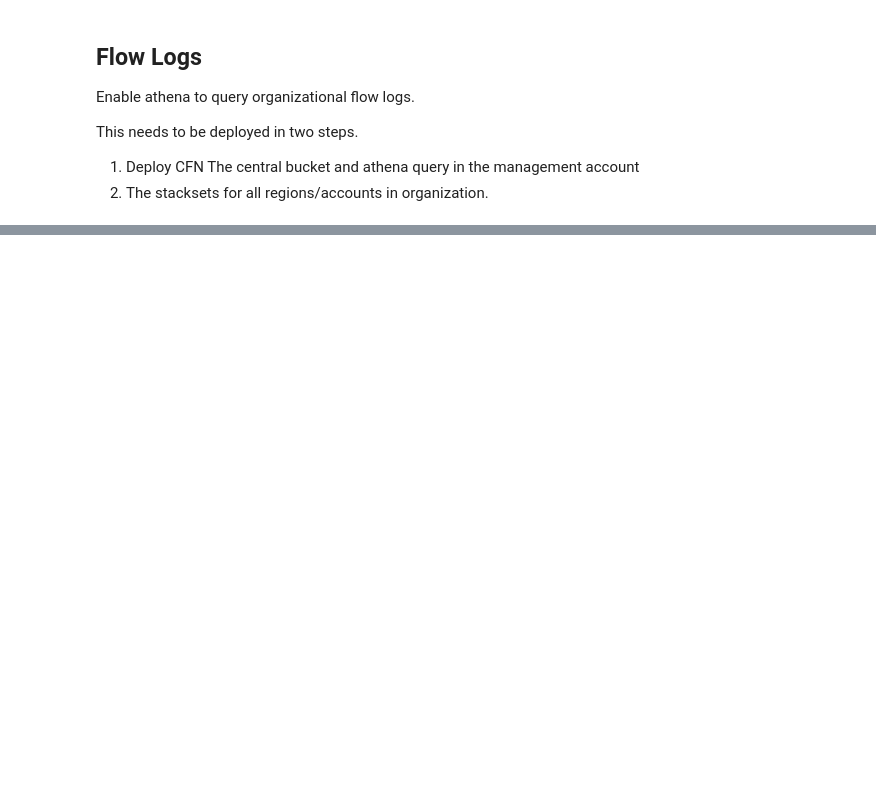
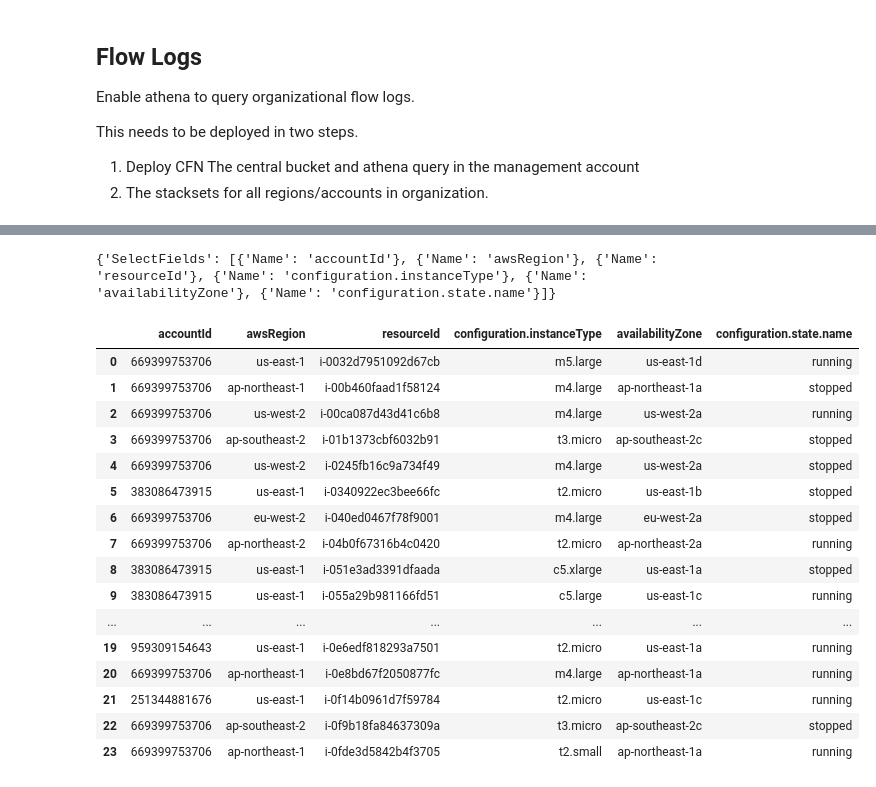
Before and after one commit to mikejgillespie/aws-incident-response-playbooks, a Jupyter notebook: jupyter/configure-aws-organization.ipynb, the cells around one changed output, grey strips where cells are left out. Saved outputs shown, nothing was run; the diff lists cells and outputs as text; code cells hidden in the pictures; blank space fills up the shorter version.

Commit message:
Added AWS Config Aggregator

```diff
--- a/jupyter/configure-aws-organization.ipynb
+++ b/jupyter/configure-aws-organization.ipynb
@@ -288,0 +442,40 @@ for account in accounts:
+# %%
+import json
+import jupyter_awsconfig
+
+import importlib
+importlib.reload(jupyter_awsconfig)
+
+query_expression = f"""
+SELECT
+  accountId,
+  awsRegion,
+  resourceId,
+  configuration.instanceType,
+  availabilityZone,
+  configuration.state.name
+WHERE
+  resourceType = 'AWS::EC2::Instance'
+"""
+
+df = jupyter_awsconfig.run_query(query_expression, 100)
+display(df)
+# %% [output]
+{'SelectFields': [{'Name': 'accountId'}, {'Name': 'awsRegion'}, {'Name': 'resourceId'}, {'Name': 'configuration.instanceType'}, {'Name': 'availabilityZone'}, {'Name': 'configuration.state.name'}]}
+|  | accountId | awsRegion | resourceId | configuration.instanceType | availabilityZone | configuration.state.name |
+| 0 | 669399753706 | us-east-1 | i-0032d7951092d67cb | m5.large | us-east-1d | running |
+| 1 | 669399753706 | ap-northeast-1 | i-00b460faad1f58124 | m4.large | ap-northeast-1a | stopped |
+| 2 | 669399753706 | us-west-2 | i-00ca087d43d41c6b8 | m4.large | us-west-2a | running |
+| 3 | 669399753706 | ap-southeast-2 | i-01b1373cbf6032b91 | t3.micro | ap-southeast-2c | stopped |
+| 4 | 669399753706 | us-west-2 | i-0245fb16c9a734f49 | m4.large | us-west-2a | stopped |
+| 5 | 383086473915 | us-east-1 | i-0340922ec3bee66fc | t2.micro | us-east-1b | stopped |
+| 6 | 669399753706 | eu-west-2 | i-040ed0467f78f9001 | m4.large | eu-west-2a | stopped |
+| 7 | 669399753706 | ap-northeast-2 | i-04b0f67316b4c0420 | t2.micro | ap-northeast-2a | running |
+| 8 | 383086473915 | us-east-1 | i-051e3ad3391dfaada | c5.xlarge | us-east-1a | stopped |
+| 9 | 383086473915 | us-east-1 | i-055a29b981166fd51 | c5.large | us-east-1c | running |
+| ... | ... | ... | ... | ... | ... | ... |
+| 19 | 959309154643 | us-east-1 | i-0e6edf818293a7501 | t2.micro | us-east-1a | running |
+| 20 | 669399753706 | ap-northeast-1 | i-0e8bd67f2050877fc | m4.large | ap-northeast-1a | running |
+| 21 | 251344881676 | us-east-1 | i-0f14b0961d7f59784 | t2.micro | us-east-1c | running |
+| 22 | 669399753706 | ap-southeast-2 | i-0f9b18fa84637309a | t3.micro | ap-southeast-2c | stopped |
+| 23 | 669399753706 | ap-northeast-1 | i-0fde3d5842b4f3705 | t2.small | ap-northeast-1a | running |
```
Also changed, not shown: parts of 21 cells of this notebook, 10 other files.
